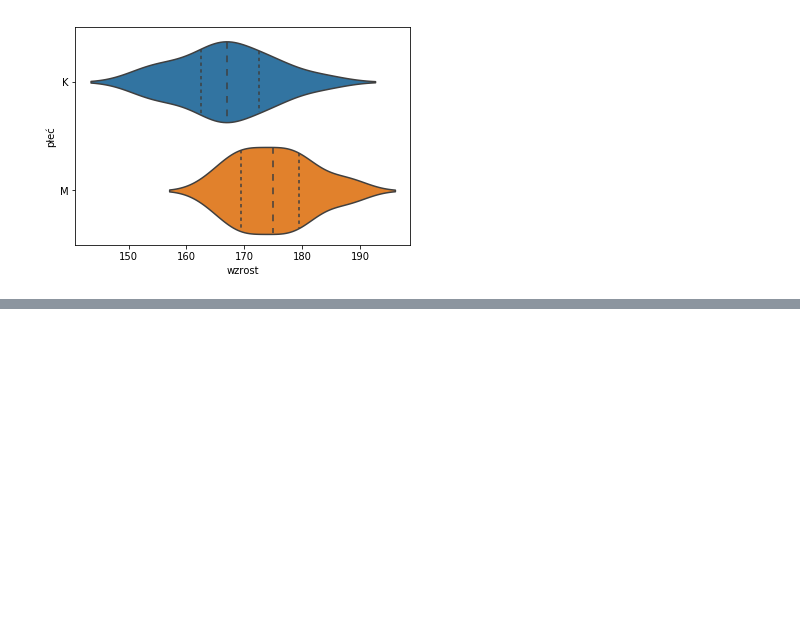
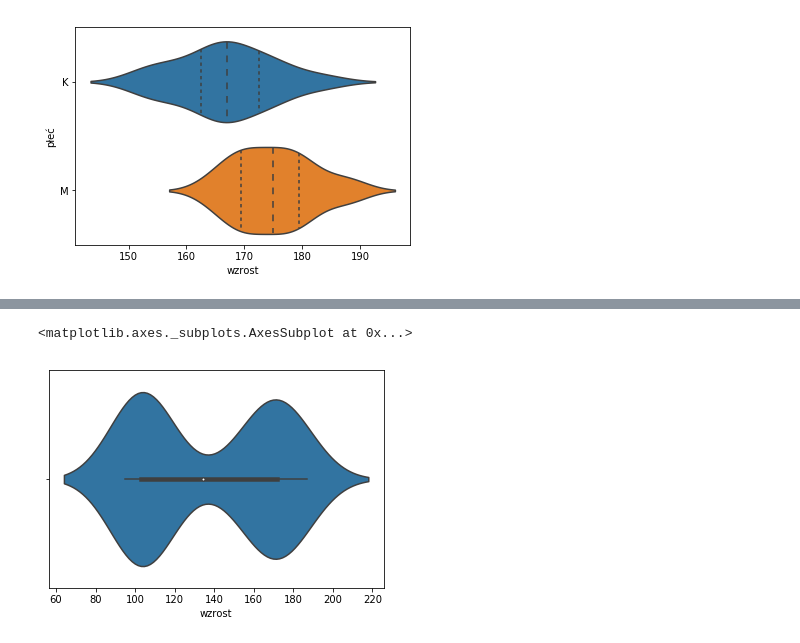
Before and after one commit to kristhina/python-bootcamp, a Jupyter notebook: Data Analysis/moj_seaborn.ipynb, the cells around one changed output, grey strips where cells are left out. Saved outputs shown, nothing was run; the diff lists cells and outputs as text; code cells hidden in the pictures; blank space fills up the shorter version.

```diff
--- a/Data Analysis/Untitled.ipynb
+++ b/Data Analysis/moj_seaborn.ipynb
@@ -88,0 +96,5 @@ sns.violinplot(data = data, x = 'wzrost', y = 'płeć', inner = 'quartile')
+# %%
+sns.violinplot(data = data2, x = 'wzrost')
+# %% [output]
+<matplotlib.axes._subplots.AxesSubplot at 0x...>
+[figure, added]
```
Also changed, not shown: parts of 9 cells of this notebook, 1 other file.
